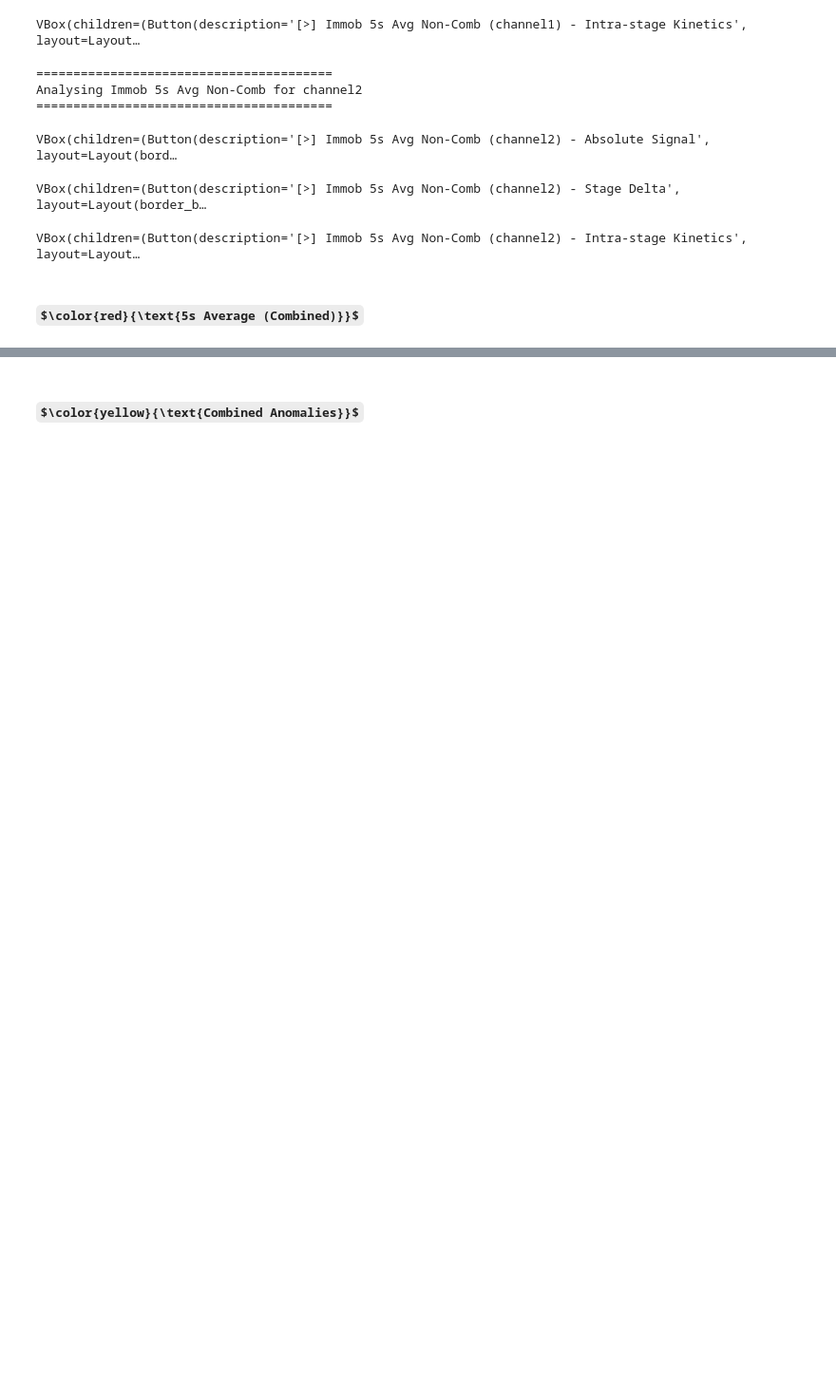
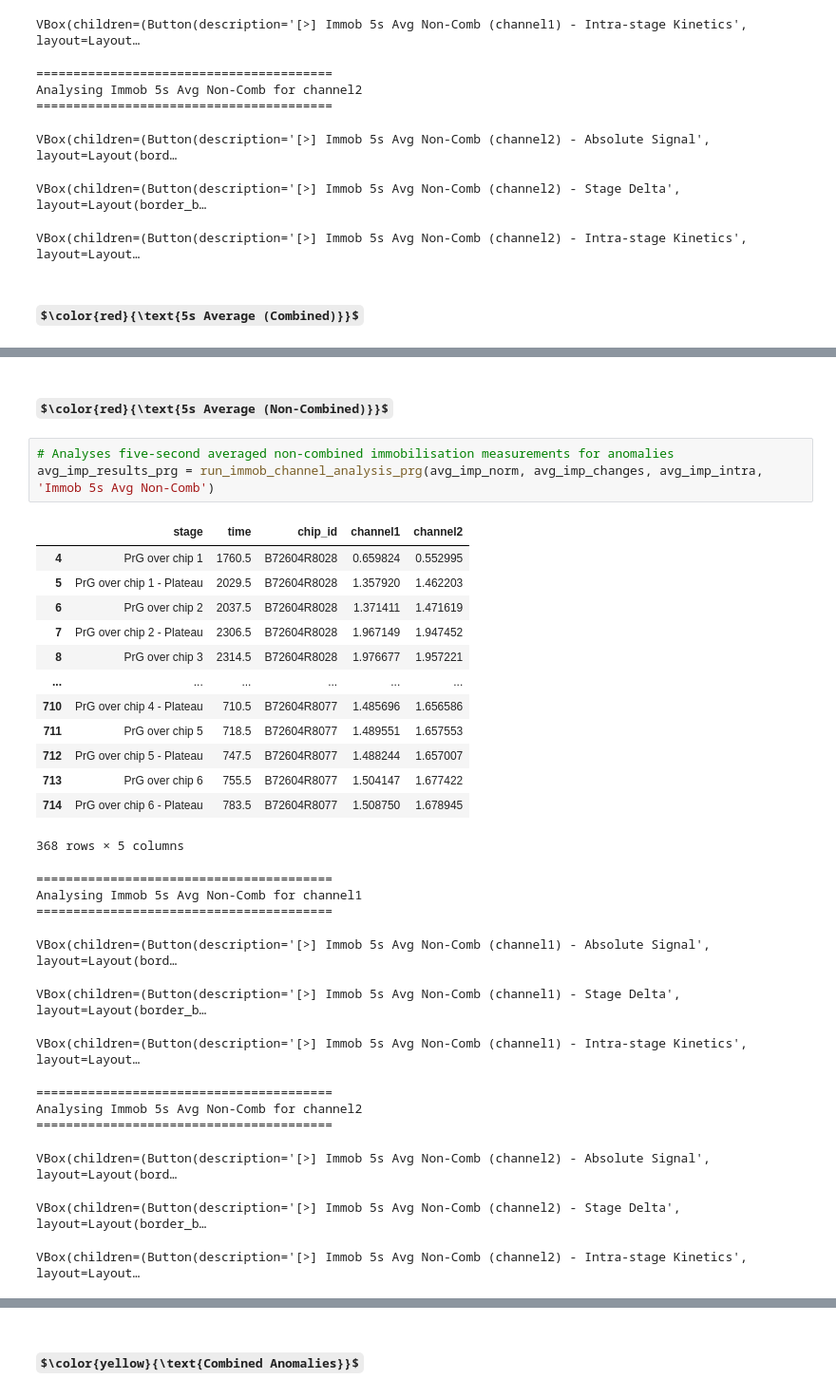
Before and after one commit to Callum88997/Causeway-Sensors, a Jupyter notebook: titan_analysis.ipynb, the cells around one changed output, grey strips where cells are left out. Shown at 95% size. Cells and saved outputs as stored; diff of their text form; some formulas as TeX source; blank space fills up the shorter version.

```diff
--- a/titan_analysis.ipynb
+++ b/titan_analysis.ipynb
@@ -761,0 +847,31 @@ VBox(children=(Button(description='[>] Immob 5s Avg Comb (channel2) - Intra-stag
+# %% [markdown]
+### $\color{red}{\text{5s Average (Non-Combined)}}$
+# %%
+# Analyses five-second averaged non-combined immobilisation measurements for anomalies
+avg_imp_results_prg = run_immob_channel_analysis_prg(avg_imp_norm, avg_imp_changes, avg_imp_intra, 'Immob 5s Avg Non-Comb')
+# %% [output]
+|  | stage | time | chip_id | channel1 | channel2 |
+| 4 | PrG over chip 1 | 1760.5 | B72604R8028 | 0.659824 | 0.552995 |
+| 5 | PrG over chip 1 - Plateau | 2029.5 | B72604R8028 | 1.357920 | 1.462203 |
+| 6 | PrG over chip 2 | 2037.5 | B72604R8028 | 1.371411 | 1.471619 |
+| 7 | PrG over chip 2 - Plateau | 2306.5 | B72604R8028 | 1.967149 | 1.947452 |
+| 8 | PrG over chip 3 | 2314.5 | B72604R8028 | 1.976677 | 1.957221 |
+| ... | ... | ... | ... | ... | ... |
+| 710 | PrG over chip 4 - Plateau | 710.5 | B72604R8077 | 1.485696 | 1.656586 |
+| 711 | PrG over chip 5 | 718.5 | B72604R8077 | 1.489551 | 1.657553 |
+| 712 | PrG over chip 5 - Plateau | 747.5 | B72604R8077 | 1.488244 | 1.657007 |
+| 713 | PrG over chip 6 | 755.5 | B72604R8077 | 1.504147 | 1.677422 |
+| 714 | PrG over chip 6 - Plateau | 783.5 | B72604R8077 | 1.508750 | 1.678945 |
+368 rows × 5 columns
+========================================
+Analysing Immob 5s Avg Non-Comb for channel1
+========================================
+VBox(children=(Button(description='[>] Immob 5s Avg Non-Comb (channel1) - Absolute Signal', layout=Layout(bord…
+VBox(children=(Button(description='[>] Immob 5s Avg Non-Comb (channel1) - Stage Delta', layout=Layout(border_b…
+VBox(children=(Button(description='[>] Immob 5s Avg Non-Comb (channel1) - Intra-stage Kinetics', layout=Layout…
+========================================
+Analysing Immob 5s Avg Non-Comb for channel2
+========================================
+VBox(children=(Button(description='[>] Immob 5s Avg Non-Comb (channel2) - Absolute Signal', layout=Layout(bord…
+VBox(children=(Button(description='[>] Immob 5s Avg Non-Comb (channel2) - Stage Delta', layout=Layout(border_b…
+VBox(children=(Button(description='[>] Immob 5s Avg Non-Comb (channel2) - Intra-stage Kinetics', layout=Layout…
```
Also changed, not shown: parts of 81 cells of this notebook, 1 other file.
